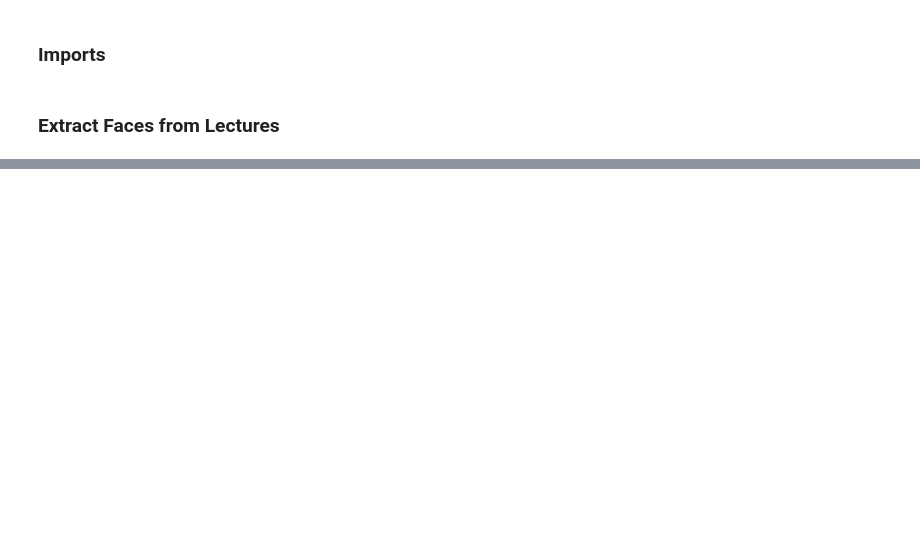
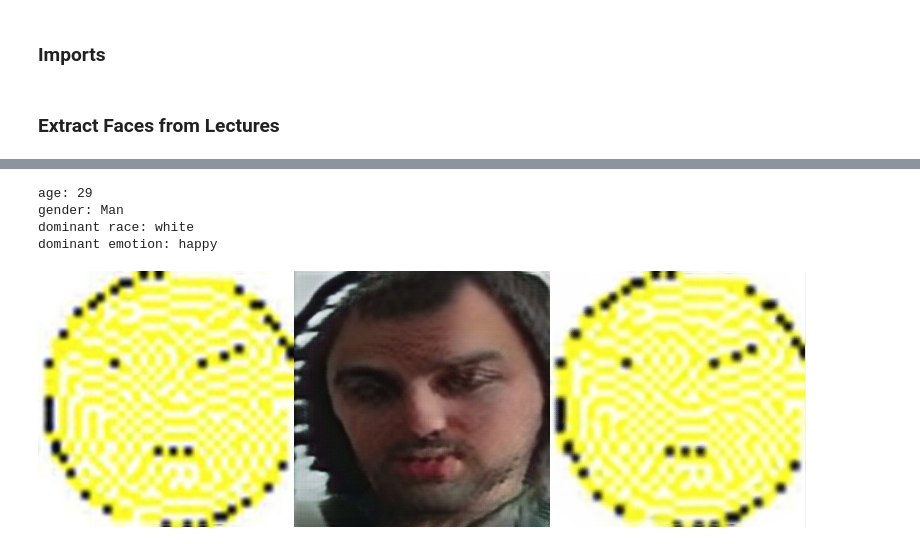
Before and after one commit to maxstollmayer/ML-Challenges, a Jupyter notebook: Challenge-3/petersen2smiley.ipynb, the cells around one changed output, grey strips where cells are left out. Drawn from its saved outputs; the diff is of its cells as text; code cells hidden in the pictures; blank space fills up the shorter version.

```diff
--- a/Challenge-3/petersen2smiley.ipynb
+++ b/Challenge-3/petersen2smiley.ipynb
@@ -120,0 +127,8 @@ display.Image("./examples/8.png")
+# %%
+classify(2)
+# %% [output]
+age: 29
+gender: Man
+dominant race: white
+dominant emotion: happy
+[figure, added]
```
Also changed, not shown: parts of 27 cells of this notebook, 16 other files.
